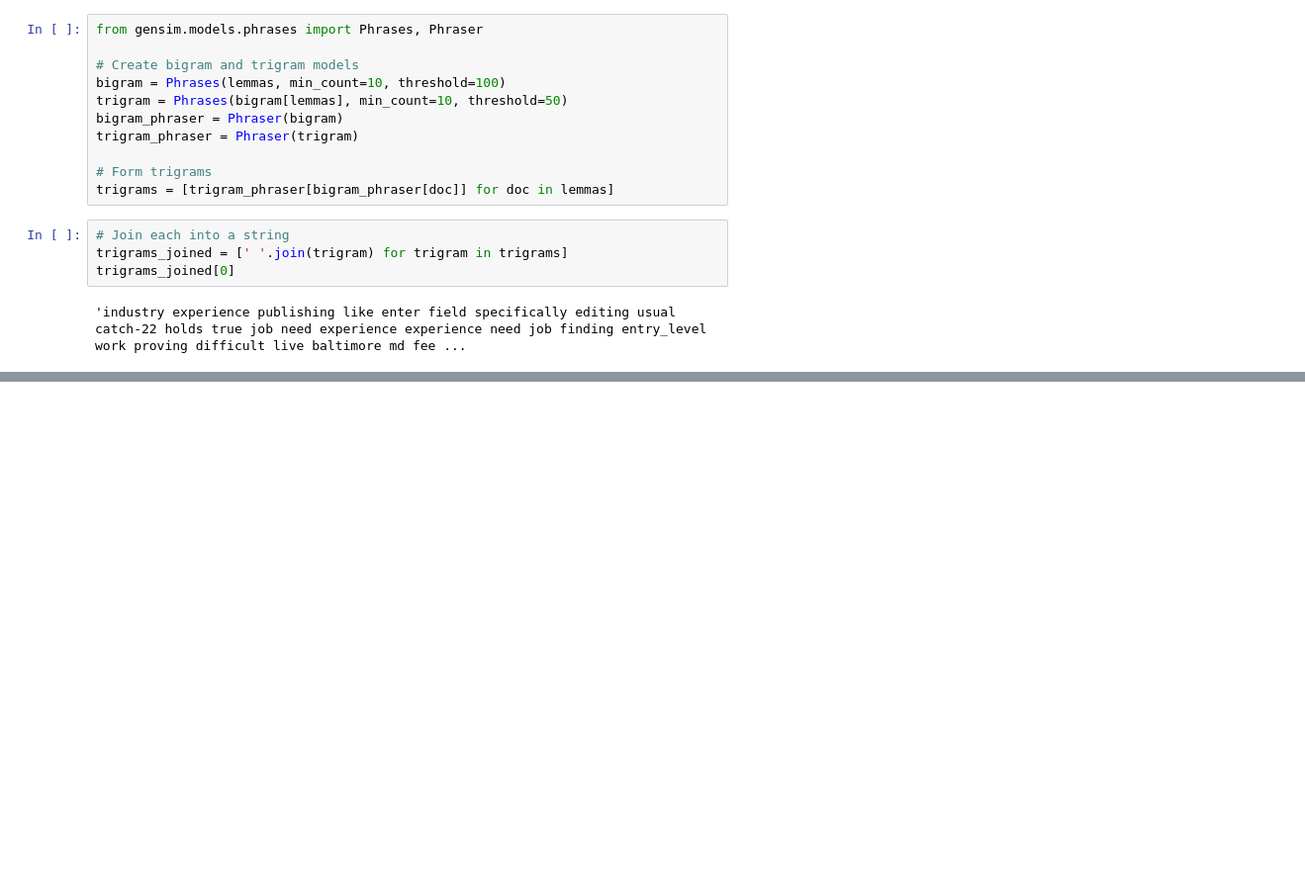
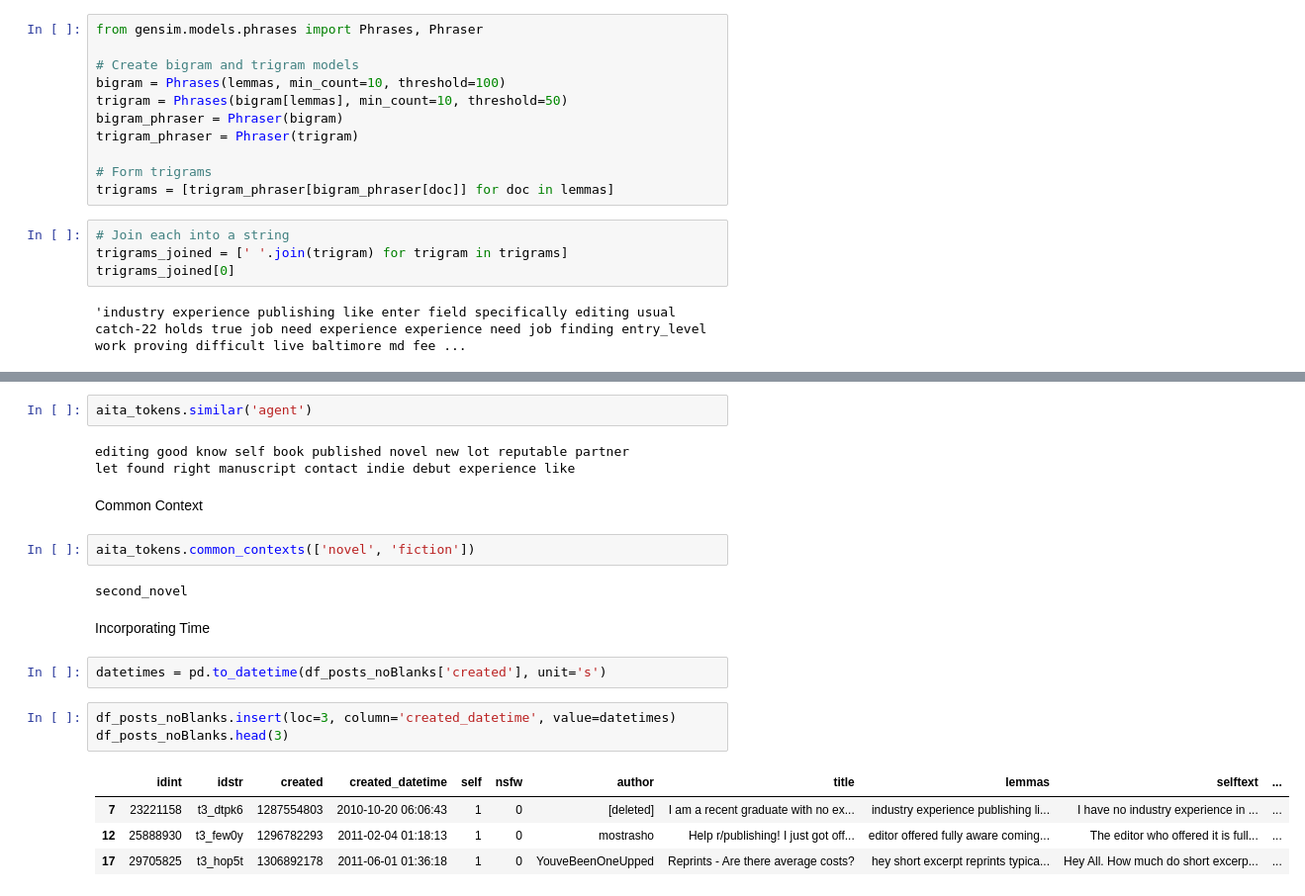
Before and after one commit to meiqingli/dssj_summer2022, a Jupyter notebook: dssj_publishing.ipynb, the cells around one changed output, grey strips where cells are left out. Shown at 99% size. Saved outputs shown, nothing was run; the diff lists cells and outputs as text; blank space fills up the shorter version.

```diff
--- a/dssj_publishing.ipynb
+++ b/dssj_publishing.ipynb
@@ -401,0 +597,23 @@ trigrams_joined[0]
+# %%
+aita_tokens.similar('agent')
+# %% [output]
+editing good know self book published novel new lot reputable partner
+let found right manuscript contact indie debut experience like
+# %% [markdown]
+Common Context
+# %%
+aita_tokens.common_contexts(['novel', 'fiction'])
+# %% [output]
+second_novel
+# %% [markdown]
+Incorporating Time
+# %%
+datetimes = pd.to_datetime(df_posts_noBlanks['created'], unit='s')
+# %%
+df_posts_noBlanks.insert(loc=3, column='created_datetime', value=datetimes)
+df_posts_noBlanks.head(3)
+# %% [output]
+|  | idint | idstr | created | created_datetime | self | nsfw | author | title | lemmas | selftext | ... |
+| 7 | 23221158 | t3_dtpk6 | 1287554803 | 2010-10-20 06:06:43 | 1 | 0 | [deleted] | I am a recent graduate with no ex... | industry experience publishing li... | I have no industry experience in ... | ... |
+| 12 | 25888930 | t3_few0y | 1296782293 | 2011-02-04 01:18:13 | 1 | 0 | mostrasho | Help r/publishing! I just got off... | editor offered fully aware coming... | The editor who offered it is full... | ... |
+| 17 | 29705825 | t3_hop5t | 1306892178 | 2011-06-01 01:36:18 | 1 | 0 | YouveBeenOneUpped | Reprints - Are there average costs? | hey short excerpt reprints typica... | Hey All. How much do short excerp... | ... |
```
Also changed, not shown: parts of 25 cells of this notebook.
